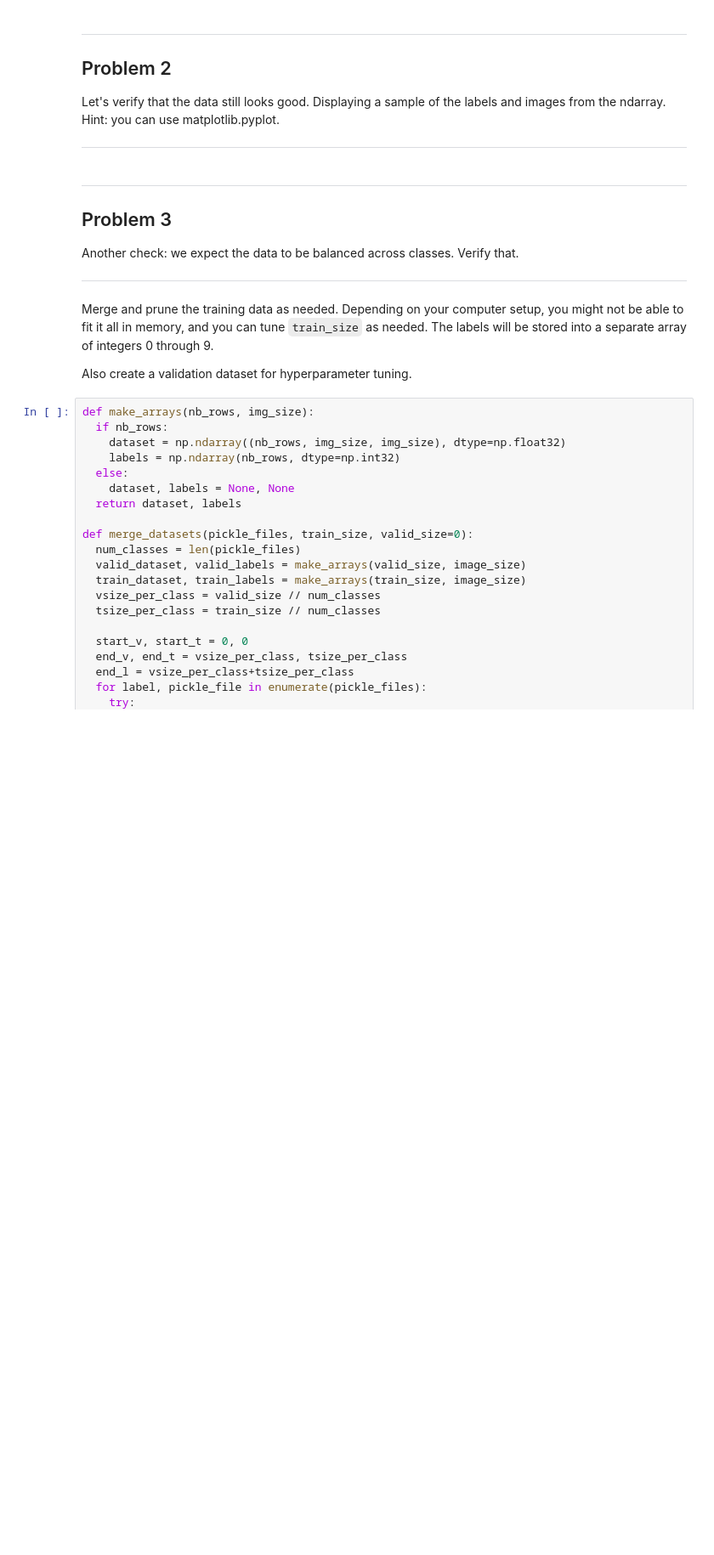
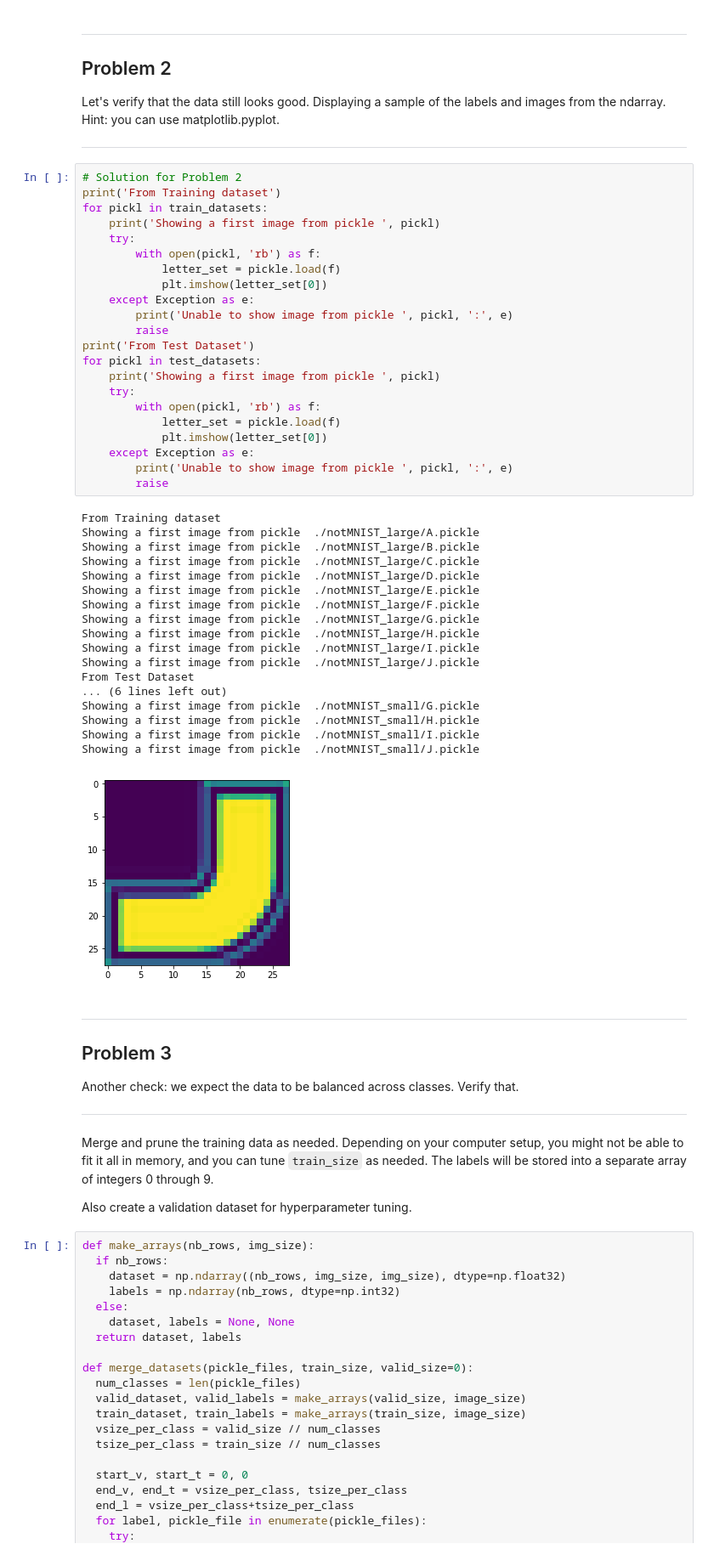
Before and after one commit to pktippa/ai-training, a Jupyter notebook: machine-learning/deep-learning/udacity/ud730/1_notmnist.ipynb, the cells around one changed output. Shown: that part at 85% size. Cells and saved outputs as stored; diff of their text form; blank space fills up the shorter version.

Commit message:
Udacity DeepLearning ud730 Assignment 1 - Problem 2

```diff
--- a/machine-learning/deep-learning/udacity/ud730/1_notmnist.ipynb
+++ b/machine-learning/deep-learning/udacity/ud730/1_notmnist.ipynb
@@ -226,6 +229,47 @@ Problem 2
 Let's verify that the data still looks good. Displaying a sample of the labels and images from the ndarray. Hint: you can use matplotlib.pyplot.
 
 ---
+# %%
+# Solution for Problem 2
+print('From Training dataset')
+for pickl in train_datasets:
+    print('Showing a first image from pickle ', pickl)
+    try:
+        with open(pickl, 'rb') as f:
+            letter_set = pickle.load(f)
+            plt.imshow(letter_set[0])
+    except Exception as e:
+        print('Unable to show image from pickle ', pickl, ':', e)
+        raise
+print('From Test Dataset')
+for pickl in test_datasets:
+    print('Showing a first image from pickle ', pickl)
+    try:
+        with open(pickl, 'rb') as f:
+            letter_set = pickle.load(f)
+            plt.imshow(letter_set[0])
+    except Exception as e:
+        print('Unable to show image from pickle ', pickl, ':', e)
+        raise
+# %% [output]
+From Training dataset
+Showing a first image from pickle  ./notMNIST_large/A.pickle
+Showing a first image from pickle  ./notMNIST_large/B.pickle
+Showing a first image from pickle  ./notMNIST_large/C.pickle
+Showing a first image from pickle  ./notMNIST_large/D.pickle
+Showing a first image from pickle  ./notMNIST_large/E.pickle
+Showing a first image from pickle  ./notMNIST_large/F.pickle
+Showing a first image from pickle  ./notMNIST_large/G.pickle
+Showing a first image from pickle  ./notMNIST_large/H.pickle
+Showing a first image from pickle  ./notMNIST_large/I.pickle
+Showing a first image from pickle  ./notMNIST_large/J.pickle
+From Test Dataset
+... (6 lines left out)
+Showing a first image from pickle  ./notMNIST_small/G.pickle
+Showing a first image from pickle  ./notMNIST_small/H.pickle
+Showing a first image from pickle  ./notMNIST_small/I.pickle
+Showing a first image from pickle  ./notMNIST_small/J.pickle
+[figure, added]
 # %% [markdown]
 ---
 Problem 3
```
Also changed, not shown: parts of 2 cells of this notebook.
